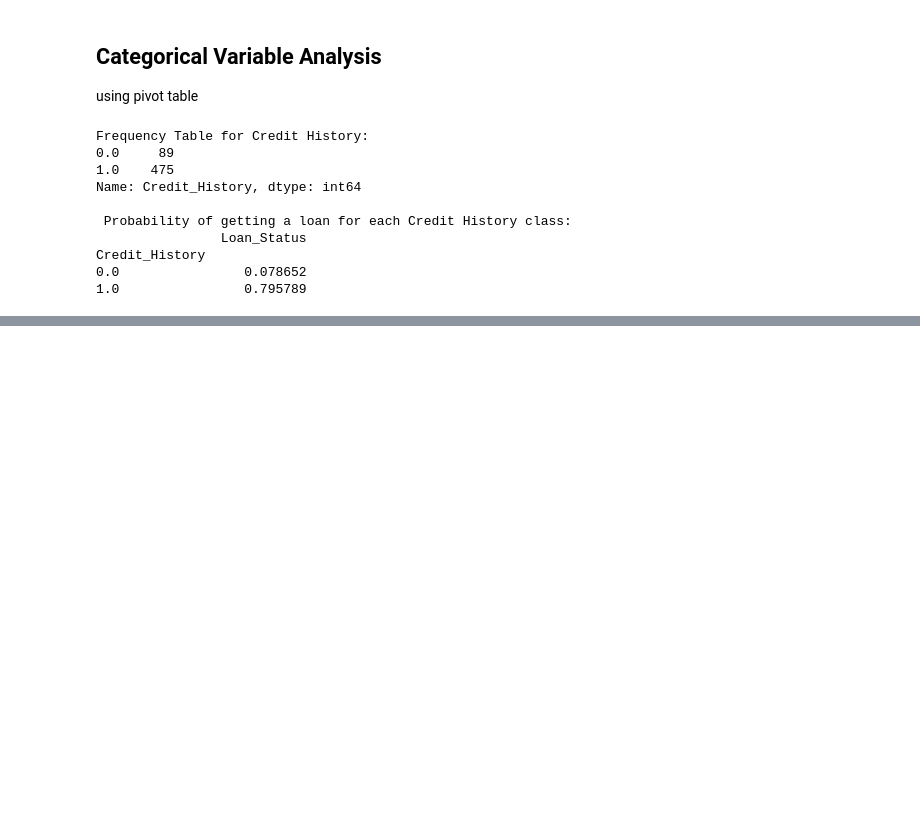
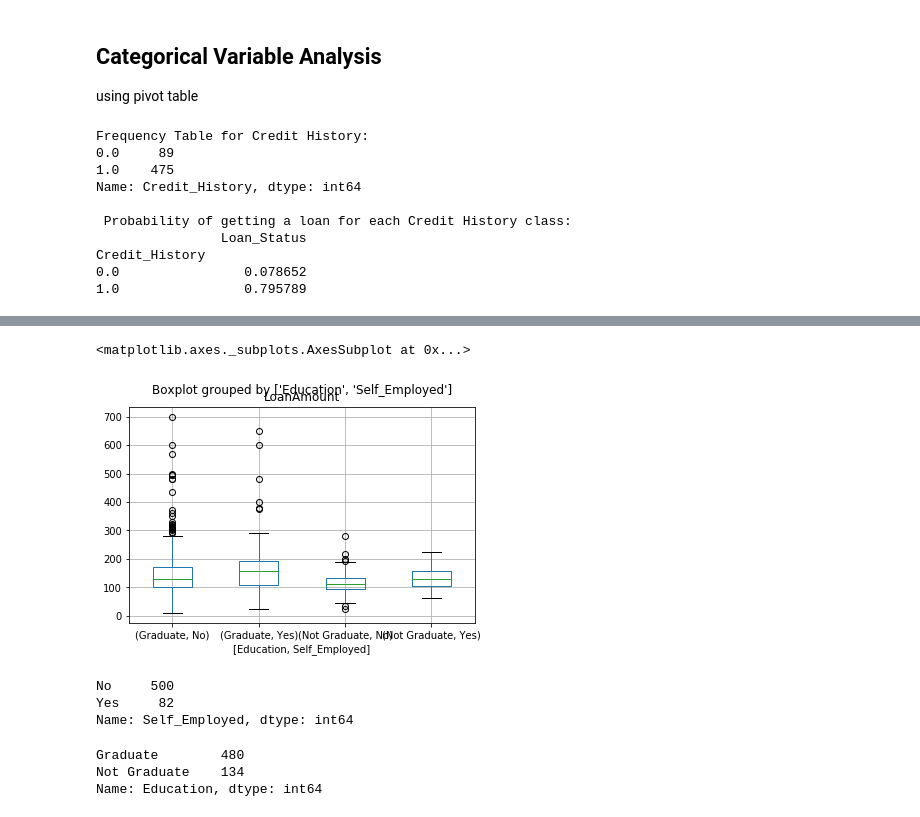
Before and after one commit to BethanyJep/100DaysOfMlCode, a Jupyter notebook: Loan Prediction III/Loan Prediction III.ipynb, the cells around one changed output, grey strips where cells are left out. Cells and saved outputs as stored; diff of their text form; code cells hidden in the pictures; blank space fills up the shorter version.

```diff
--- a/Loan Prediction III/Loan Prediction III.ipynb
+++ b/Loan Prediction III/Loan Prediction III.ipynb
@@ -161,0 +255,12 @@ Credit_History
+# %%
+train.boxplot(column = 'LoanAmount', by =[ 'Education','Self_Employed'])
+# %% [output]
+<matplotlib.axes._subplots.AxesSubplot at 0x...>
+[figure, added]
+# %%
+#we have to ensure that each of Self_Employed and Education variables should not have a missing values.
+train['Self_Employed'].value_counts()
+# %% [output]
+No     500
+Yes     82
+Name: Self_Employed, dtype: int64
@@ -161,0 +270,7 @@ Credit_History
+# %%
+
+train['Education'].value_counts()
+# %% [output]
+Graduate        480
+Not Graduate    134
+Name: Education, dtype: int64
```
Also changed, not shown: parts of 15 cells of this notebook.
